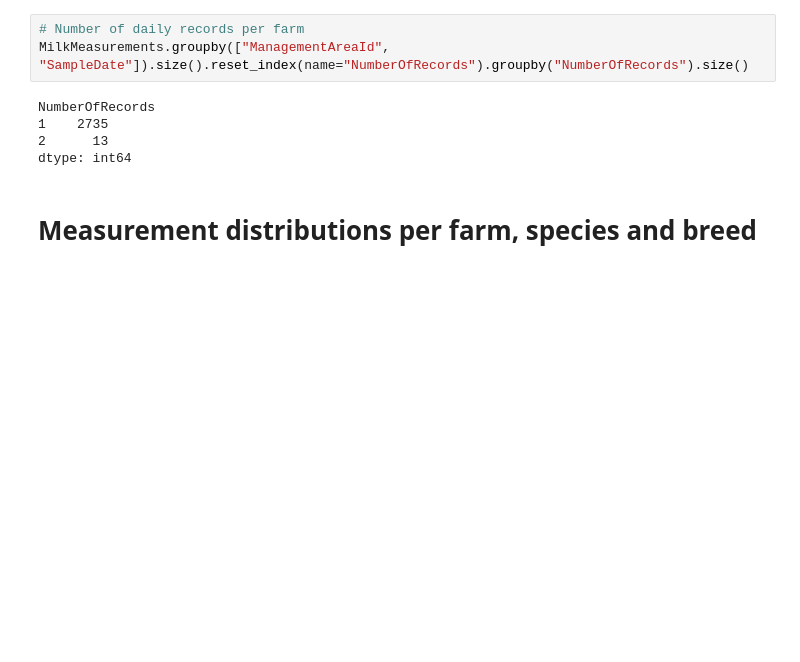
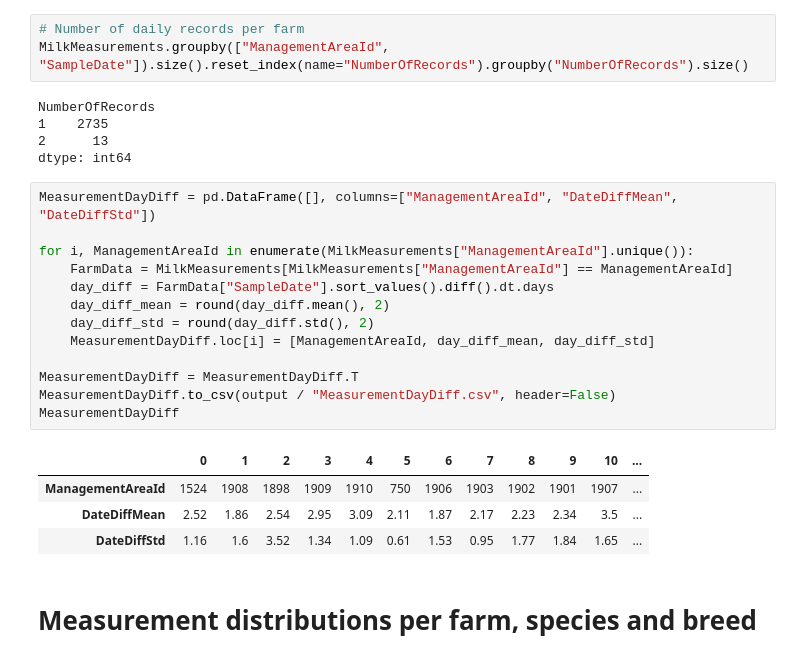
Before and after one commit to bryantchakote/aic-2024, a Jupyter notebook: notebooks/data_analysis.ipynb, the cells around one changed output. Cells and saved outputs as stored; diff of their text form; blank space fills up the shorter version.

Commit message:
Added measurement day diff

```diff
--- a/notebooks/data_analysis.ipynb
+++ b/notebooks/data_analysis.ipynb
@@ -249,6 +249,24 @@ NumberOfRecords
 1    2735
 2      13
 dtype: int64
+# %%
+MeasurementDayDiff = pd.DataFrame([], columns=["ManagementAreaId", "DateDiffMean", "DateDiffStd"])
+
+for i, ManagementAreaId in enumerate(MilkMeasurements["ManagementAreaId"].unique()):
+    FarmData = MilkMeasurements[MilkMeasurements["ManagementAreaId"] == ManagementAreaId]
+    day_diff = FarmData["SampleDate"].sort_values().diff().dt.days
+    day_diff_mean = round(day_diff.mean(), 2)
+    day_diff_std = round(day_diff.std(), 2)
+    MeasurementDayDiff.loc[i] = [ManagementAreaId, day_diff_mean, day_diff_std]
+
+MeasurementDayDiff = MeasurementDayDiff.T
+MeasurementDayDiff.to_csv(output / "MeasurementDayDiff.csv", header=False)
+MeasurementDayDiff
+# %% [output]
+|  | 0 | 1 | 2 | 3 | 4 | 5 | 6 | 7 | 8 | 9 | 10 | ... |
+| ManagementAreaId | 1524 | 1908 | 1898 | 1909 | 1910 | 750 | 1906 | 1903 | 1902 | 1901 | 1907 | ... |
+| DateDiffMean | 2.52 | 1.86 | 2.54 | 2.95 | 3.09 | 2.11 | 1.87 | 2.17 | 2.23 | 2.34 | 3.5 | ... |
+| DateDiffStd | 1.16 | 1.6 | 3.52 | 1.34 | 1.09 | 0.61 | 1.53 | 0.95 | 1.77 | 1.84 | 1.65 | ... |
 # %% [markdown]
 # Measurement distributions per farm, species and breed
 # %%
```
Also changed, not shown: 1 other file.
